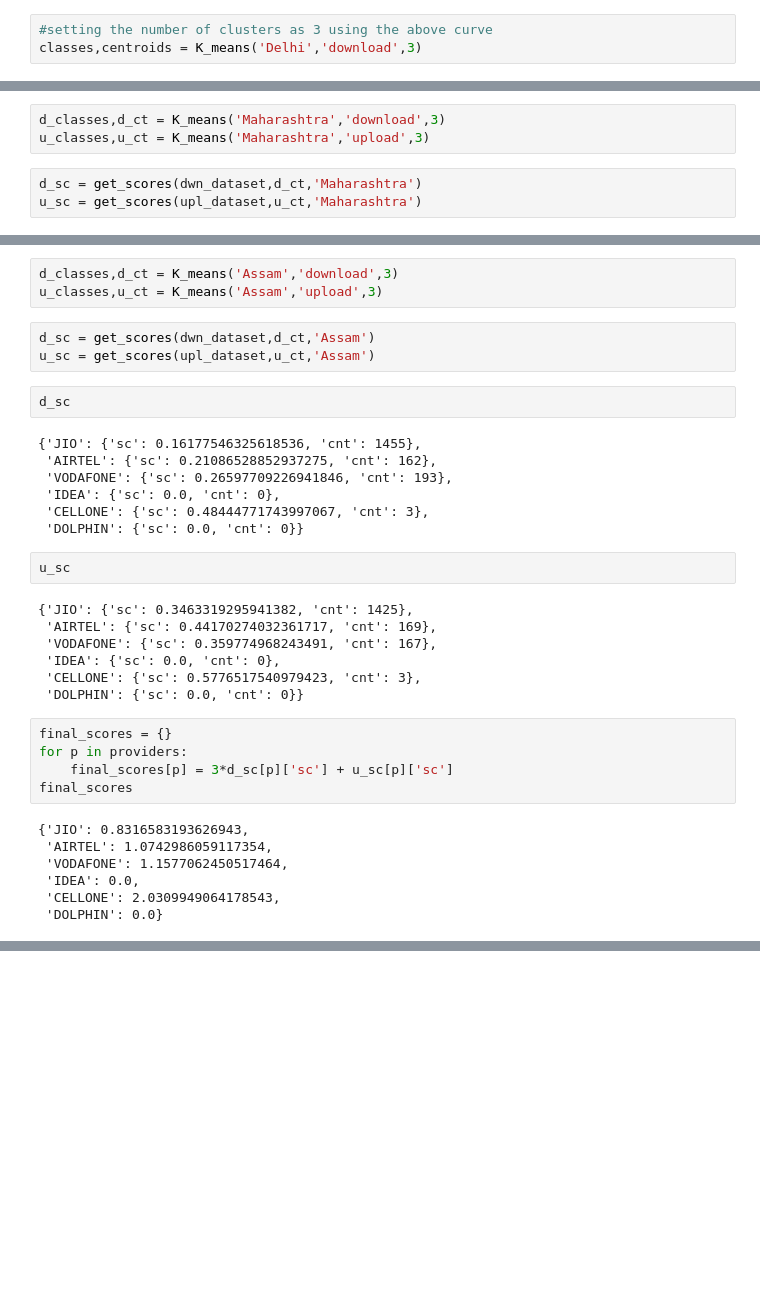
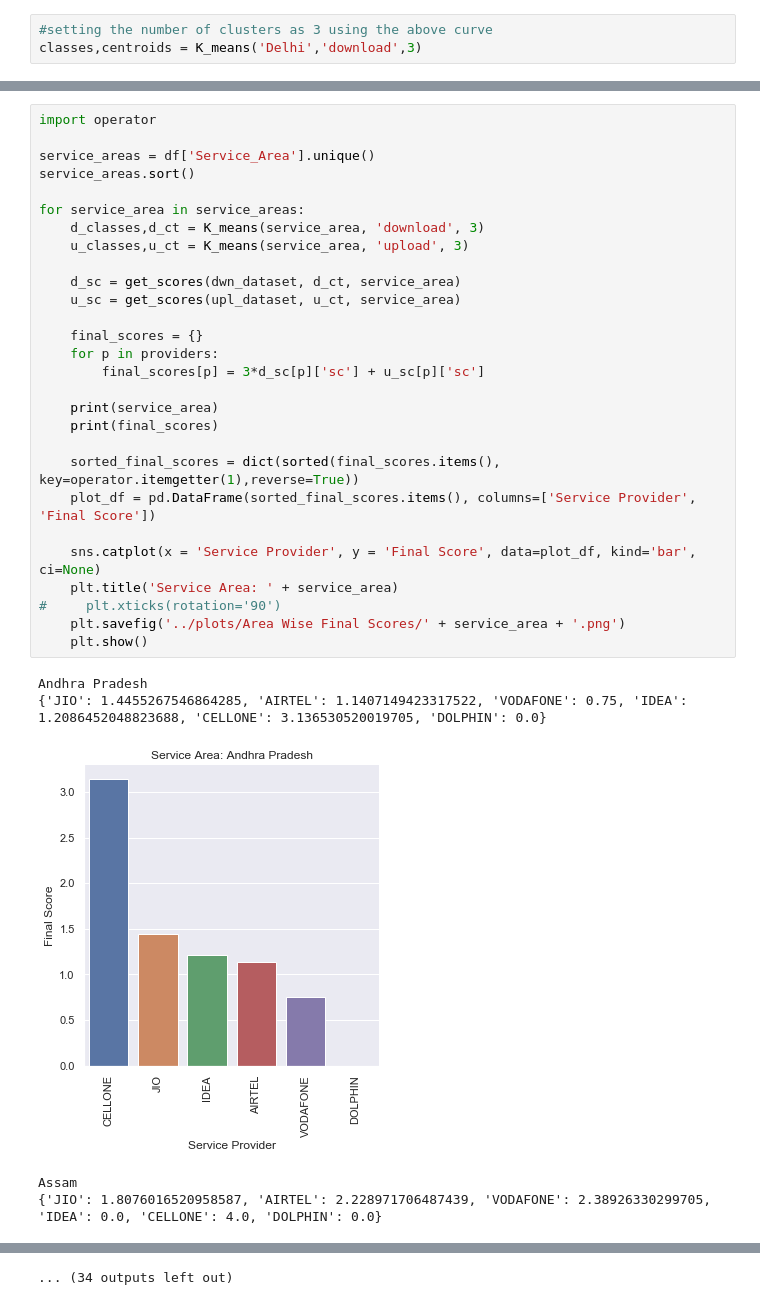
Before and after one commit to pyt243/DM-Project-MyCallSpeed, a Jupyter notebook: code/ISP Recommender and Analyser System.ipynb, the cells around one changed output, grey strips where cells are left out. Cells and saved outputs as stored; diff of their text form; blank space fills up the shorter version.

Commit message:
Performance Analysis of all Service Areas

```diff
--- a/code/ISP Recommender and Analyser System.ipynb
+++ b/code/ISP Recommender and Analyser System.ipynb
@@ -1004,6 +965,0 @@ final_scores
-# %%
-d_classes,d_ct = K_means('Maharashtra','download',3)
-u_classes,u_ct = K_means('Maharashtra','upload',3)
-# %%
-d_sc = get_scores(dwn_dataset,d_ct,'Maharashtra')
-u_sc = get_scores(upl_dataset,u_ct,'Maharashtra')
@@ -1042,36 +966,34 @@ final_scores
-# %%
-d_classes,d_ct = K_means('Assam','download',3)
-u_classes,u_ct = K_means('Assam','upload',3)
-# %%
-d_sc = get_scores(dwn_dataset,d_ct,'Assam')
-u_sc = get_scores(upl_dataset,u_ct,'Assam')
-# %%
-d_sc
-# %% [output]
-{'JIO': {'sc': 0.16177546325618536, 'cnt': 1455},
- 'AIRTEL': {'sc': 0.21086528852937275, 'cnt': 162},
- 'VODAFONE': {'sc': 0.26597709226941846, 'cnt': 193},
- 'IDEA': {'sc': 0.0, 'cnt': 0},
- 'CELLONE': {'sc': 0.48444771743997067, 'cnt': 3},
- 'DOLPHIN': {'sc': 0.0, 'cnt': 0}}
-# %%
-u_sc
-# %% [output]
-{'JIO': {'sc': 0.3463319295941382, 'cnt': 1425},
- 'AIRTEL': {'sc': 0.44170274032361717, 'cnt': 169},
- 'VODAFONE': {'sc': 0.359774968243491, 'cnt': 167},
- 'IDEA': {'sc': 0.0, 'cnt': 0},
- 'CELLONE': {'sc': 0.5776517540979423, 'cnt': 3},
- 'DOLPHIN': {'sc': 0.0, 'cnt': 0}}
-# %%
-final_scores = {}
-for p in providers:
-    final_scores[p] = 3*d_sc[p]['sc'] + u_sc[p]['sc']
-final_scores
-# %% [output]
-{'JIO': 0.8316583193626943,
- 'AIRTEL': 1.0742986059117354,
- 'VODAFONE': 1.1577062450517464,
- 'IDEA': 0.0,
- 'CELLONE': 2.0309949064178543,
- 'DOLPHIN': 0.0}
+# %%
+import operator
+
+service_areas = df['Service_Area'].unique()
+service_areas.sort()
+
+for service_area in service_areas:
+    d_classes,d_ct = K_means(service_area, 'download', 3)
+    u_classes,u_ct = K_means(service_area, 'upload', 3)
+
+    d_sc = get_scores(dwn_dataset, d_ct, service_area)
+    u_sc = get_scores(upl_dataset, u_ct, service_area)
+
+    final_scores = {}
+    for p in providers:
+        final_scores[p] = 3*d_sc[p]['sc'] + u_sc[p]['sc']
+
+    print(service_area)
+    print(final_scores)
+
+    sorted_final_scores = dict(sorted(final_scores.items(), key=operator.itemgetter(1),reverse=True))
+    plot_df = pd.DataFrame(sorted_final_scores.items(), columns=['Service Provider', 'Final Score'])
+
+    sns.catplot(x = 'Service Provider', y = 'Final Score', data=plot_df, kind='bar', ci=None)
+    plt.title('Service Area: ' + service_area)
+#     plt.xticks(rotation='90')
+    plt.savefig('../plots/Area Wise Final Scores/' + service_area + '.png')
+    plt.show()
+# %% [output]
+Andhra Pradesh
+{'JIO': 1.4455267546864285, 'AIRTEL': 1.1407149423317522, 'VODAFONE': 0.75, 'IDEA': 1.2086452048823688, 'CELLONE': 3.136530520019705, 'DOLPHIN': 0.0}
+[figure, added]
+Assam
+{'JIO': 1.8076016520958587, 'AIRTEL': 2.228971706487439, 'VODAFONE': 2.38926330299705, 'IDEA': 0.0, 'CELLONE': 4.0, 'DOLPHIN': 0.0}
@@ -1077,0 +1013 @@ final_scores
+... (34 outputs left out)
```
Also changed, not shown: parts of 34 cells of this notebook, 23 other files.
